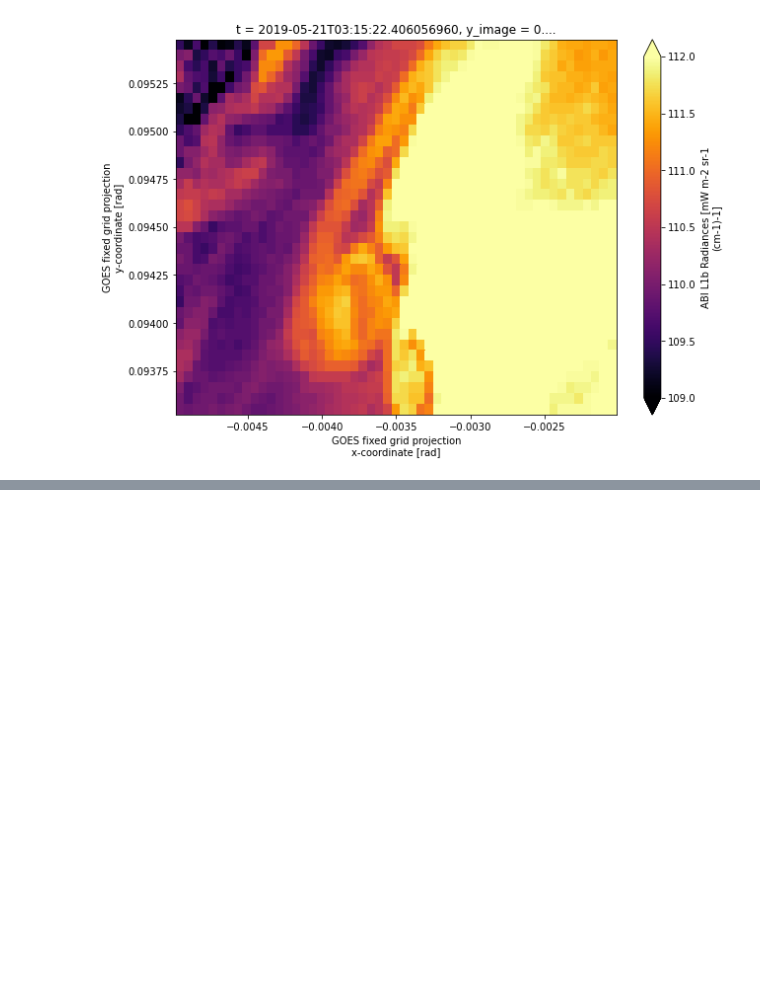
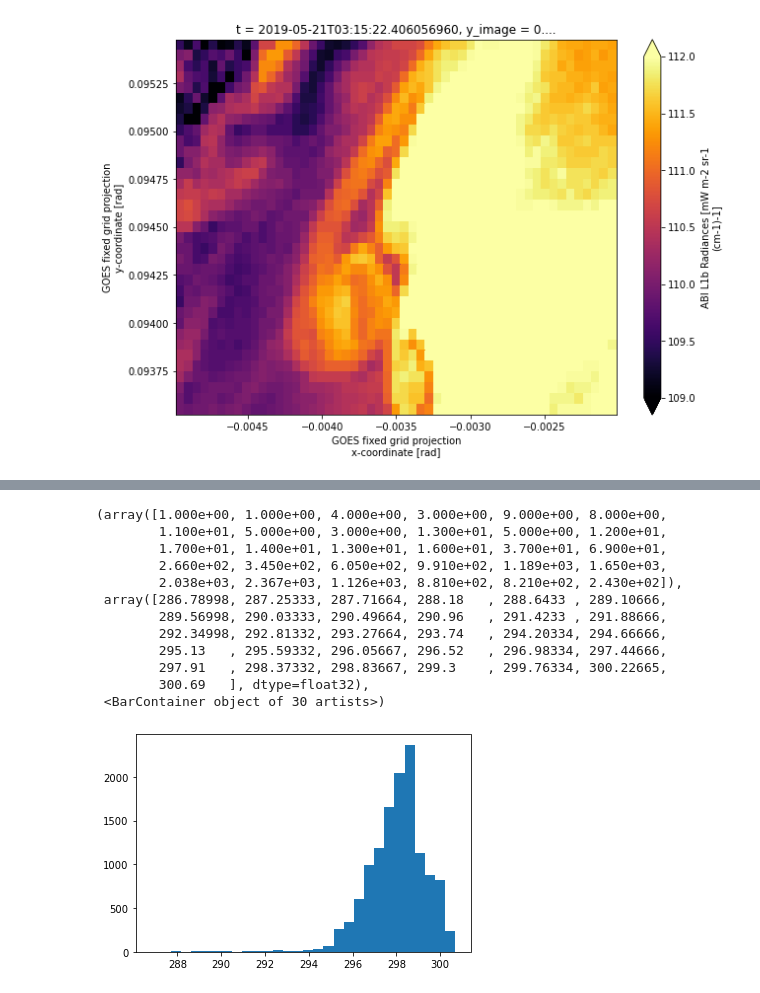
Before and after one commit to patrickcgray/sat_ocean_color, a Jupyter notebook: GOES_exploration.ipynb, the cells around one changed output, grey strips where cells are left out. Cells and saved outputs as stored; diff of their text form; code cells hidden in the pictures; blank space fills up the shorter version.

```diff
--- a/GOES_exploration.ipynb
+++ b/GOES_exploration.ipynb
@@ -77,0 +195,16 @@ ds_sst.Rad.sel(y=slice(.0955,.0935),x=slice(-.005,-0.002)).plot(vmax=112,vmin=10
+# %%
+plt.hist(ds_gs.sea_surface_temperature[0].values.flatten(), bins=30)
+# %% [output]
+(array([1.000e+00, 1.000e+00, 4.000e+00, 3.000e+00, 9.000e+00, 8.000e+00,
+        1.100e+01, 5.000e+00, 3.000e+00, 1.300e+01, 5.000e+00, 1.200e+01,
+        1.700e+01, 1.400e+01, 1.300e+01, 1.600e+01, 3.700e+01, 6.900e+01,
+        2.660e+02, 3.450e+02, 6.050e+02, 9.910e+02, 1.189e+03, 1.650e+03,
+        2.038e+03, 2.367e+03, 1.126e+03, 8.810e+02, 8.210e+02, 2.430e+02]),
+ array([286.78998, 287.25333, 287.71664, 288.18   , 288.6433 , 289.10666,
+        289.56998, 290.03333, 290.49664, 290.96   , 291.4233 , 291.88666,
+        292.34998, 292.81332, 293.27664, 293.74   , 294.20334, 294.66666,
+        295.13   , 295.59332, 296.05667, 296.52   , 296.98334, 297.44666,
+        297.91   , 298.37332, 298.83667, 299.3    , 299.76334, 300.22665,
+        300.69   ], dtype=float32),
+ <BarContainer object of 30 artists>)
+[figure, added]
```
Also changed, not shown: parts of 20 cells of this notebook, 1 other file.
